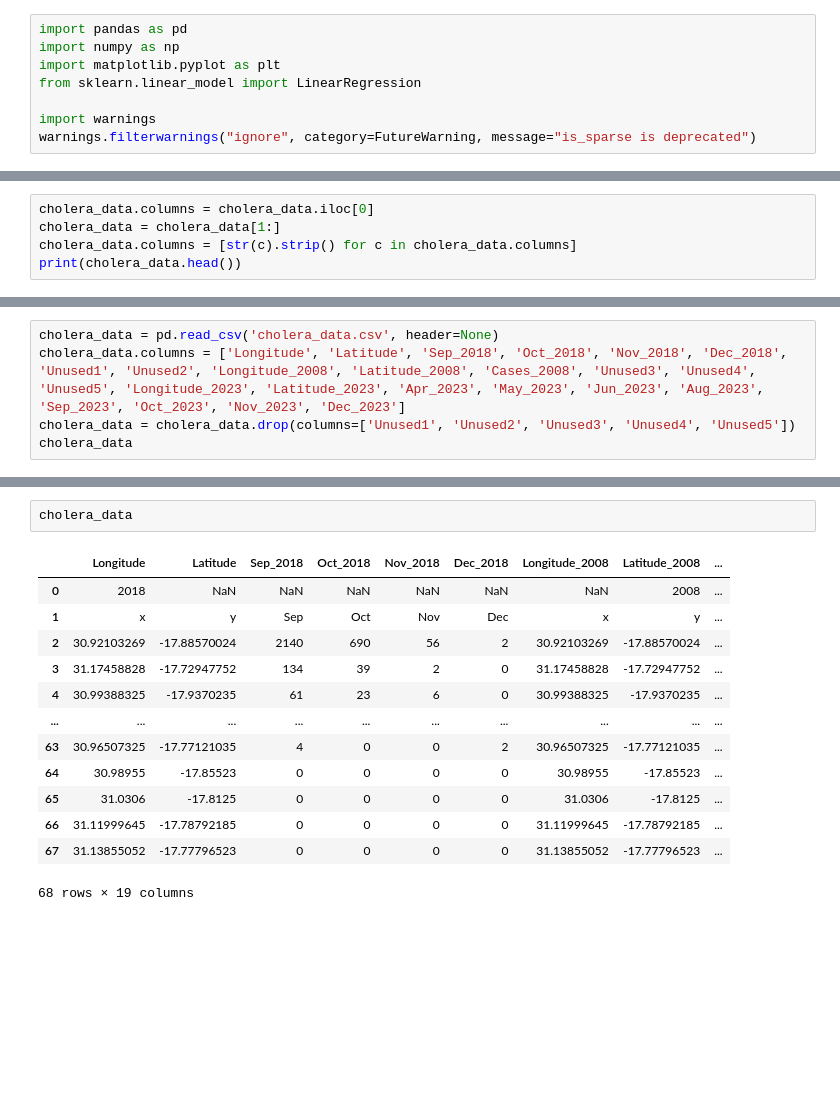
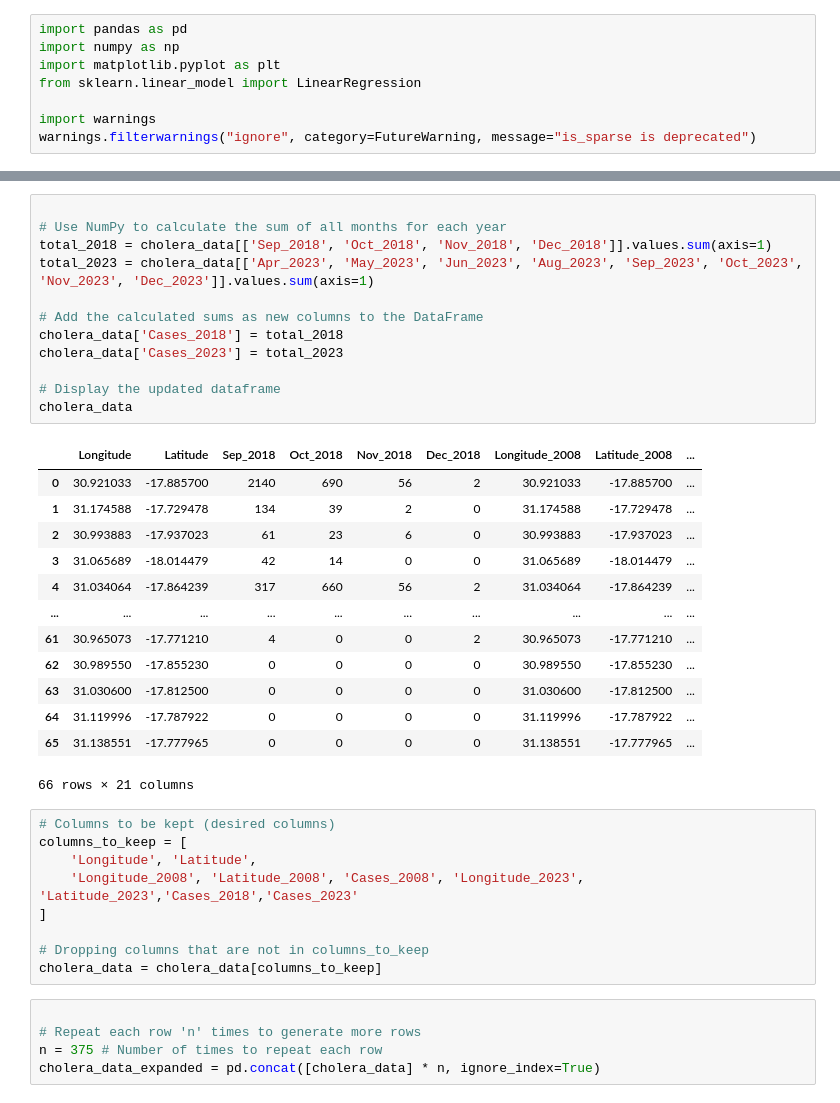
Before and after one commit to vishesh9131/Codes, a Jupyter notebook: python/p11/chlorea/chlorea.ipynb, the cells around one changed output, grey strips where cells are left out. Drawn from its saved outputs; the diff is of its cells as text; blank space fills up the shorter version.

```diff
--- a/python/p11/chlorea/chlorea.ipynb
+++ b/python/p11/chlorea/chlorea.ipynb
@@ -27,5 +26,0 @@ cholera_data
-# %%
-cholera_data.columns = cholera_data.iloc[0]
-cholera_data = cholera_data[1:]
-cholera_data.columns = [str(c).strip() for c in cholera_data.columns]
-print(cholera_data.head())
@@ -50,5 +26,0 @@ print(cholera_data.head())
-# %%
-cholera_data = pd.read_csv('cholera_data.csv', header=None)
-cholera_data.columns = ['Longitude', 'Latitude', 'Sep_2018', 'Oct_2018', 'Nov_2018', 'Dec_2018', 'Unused1', 'Unused2', 'Longitude_2008', 'Latitude_2008', 'Cases_2008', 'Unused3', 'Unused4', 'Unused5', 'Longitude_2023', 'Latitude_2023', 'Apr_2023', 'May_2023', 'Jun_2023', 'Aug_2023', 'Sep_2023', 'Oct_2023', 'Nov_2023', 'Dec_2023']
-cholera_data = cholera_data.drop(columns=['Unused1', 'Unused2', 'Unused3', 'Unused4', 'Unused5'])
-cholera_data
@@ -69,16 +27,40 @@ cholera_data
-# %%
-cholera_data
-# %% [output]
-|  | Longitude | Latitude | Sep_2018 | Oct_2018 | Nov_2018 | Dec_2018 | Longitude_2008 | Latitude_2008 | ... |
-| 0 | 2018 | NaN | NaN | NaN | NaN | NaN | NaN | 2008 | ... |
-| 1 | x | y | Sep | Oct | Nov | Dec | x | y | ... |
-| 2 | 30.92103269 | -17.88570024 | 2140 | 690 | 56 | 2 | 30.92103269 | -17.88570024 | ... |
-| 3 | 31.17458828 | -17.72947752 | 134 | 39 | 2 | 0 | 31.17458828 | -17.72947752 | ... |
-| 4 | 30.99388325 | -17.9370235 | 61 | 23 | 6 | 0 | 30.99388325 | -17.9370235 | ... |
-| ... | ... | ... | ... | ... | ... | ... | ... | ... | ... |
-| 63 | 30.96507325 | -17.77121035 | 4 | 0 | 0 | 2 | 30.96507325 | -17.77121035 | ... |
-| 64 | 30.98955 | -17.85523 | 0 | 0 | 0 | 0 | 30.98955 | -17.85523 | ... |
-| 65 | 31.0306 | -17.8125 | 0 | 0 | 0 | 0 | 31.0306 | -17.8125 | ... |
-| 66 | 31.11999645 | -17.78792185 | 0 | 0 | 0 | 0 | 31.11999645 | -17.78792185 | ... |
-| 67 | 31.13855052 | -17.77796523 | 0 | 0 | 0 | 0 | 31.13855052 | -17.77796523 | ... |
-68 rows × 19 columns
+# %%
+
+# Use NumPy to calculate the sum of all months for each year
+total_2018 = cholera_data[['Sep_2018', 'Oct_2018', 'Nov_2018', 'Dec_2018']].values.sum(axis=1)
+total_2023 = cholera_data[['Apr_2023', 'May_2023', 'Jun_2023', 'Aug_2023', 'Sep_2023', 'Oct_2023', 'Nov_2023', 'Dec_2023']].values.sum(axis=1)
+
+# Add the calculated sums as new columns to the DataFrame
+cholera_data['Cases_2018'] = total_2018
+cholera_data['Cases_2023'] = total_2023
+
+# Display the updated dataframe
+cholera_data
+# %% [output]
+|  | Longitude | Latitude | Sep_2018 | Oct_2018 | Nov_2018 | Dec_2018 | Longitude_2008 | Latitude_2008 | ... |
+| 0 | 30.921033 | -17.885700 | 2140 | 690 | 56 | 2 | 30.921033 | -17.885700 | ... |
+| 1 | 31.174588 | -17.729478 | 134 | 39 | 2 | 0 | 31.174588 | -17.729478 | ... |
+| 2 | 30.993883 | -17.937023 | 61 | 23 | 6 | 0 | 30.993883 | -17.937023 | ... |
+| 3 | 31.065689 | -18.014479 | 42 | 14 | 0 | 0 | 31.065689 | -18.014479 | ... |
+| 4 | 31.034064 | -17.864239 | 317 | 660 | 56 | 2 | 31.034064 | -17.864239 | ... |
+| ... | ... | ... | ... | ... | ... | ... | ... | ... | ... |
+| 61 | 30.965073 | -17.771210 | 4 | 0 | 0 | 2 | 30.965073 | -17.771210 | ... |
+| 62 | 30.989550 | -17.855230 | 0 | 0 | 0 | 0 | 30.989550 | -17.855230 | ... |
+| 63 | 31.030600 | -17.812500 | 0 | 0 | 0 | 0 | 31.030600 | -17.812500 | ... |
+| 64 | 31.119996 | -17.787922 | 0 | 0 | 0 | 0 | 31.119996 | -17.787922 | ... |
+| 65 | 31.138551 | -17.777965 | 0 | 0 | 0 | 0 | 31.138551 | -17.777965 | ... |
+66 rows × 21 columns
+# %%
+# Columns to be kept (desired columns)
+columns_to_keep = [
+    'Longitude', 'Latitude',
+    'Longitude_2008', 'Latitude_2008', 'Cases_2008', 'Longitude_2023', 'Latitude_2023','Cases_2018','Cases_2023'
+]
+
+# Dropping columns that are not in columns_to_keep
+cholera_data = cholera_data[columns_to_keep]
+# %%
+
+# Repeat each row 'n' times to generate more rows
+n = 375 # Number of times to repeat each row
+cholera_data_expanded = pd.concat([cholera_data] * n, ignore_index=True)
```
Also changed, not shown: parts of 20 cells of this notebook, 17 other files.
